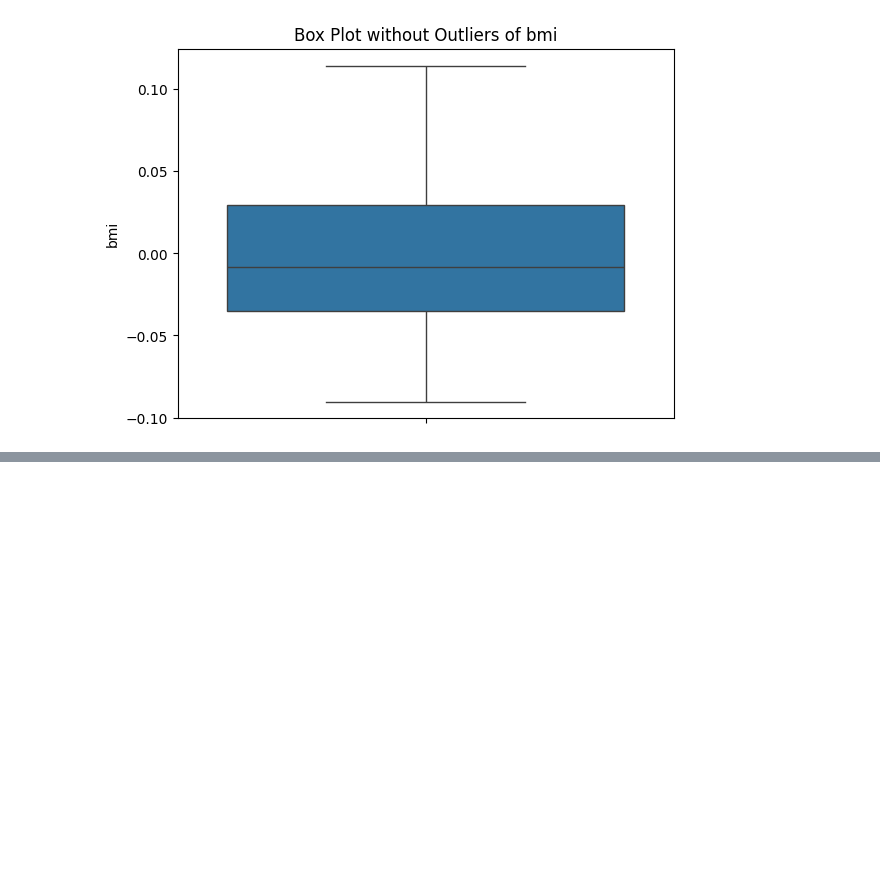
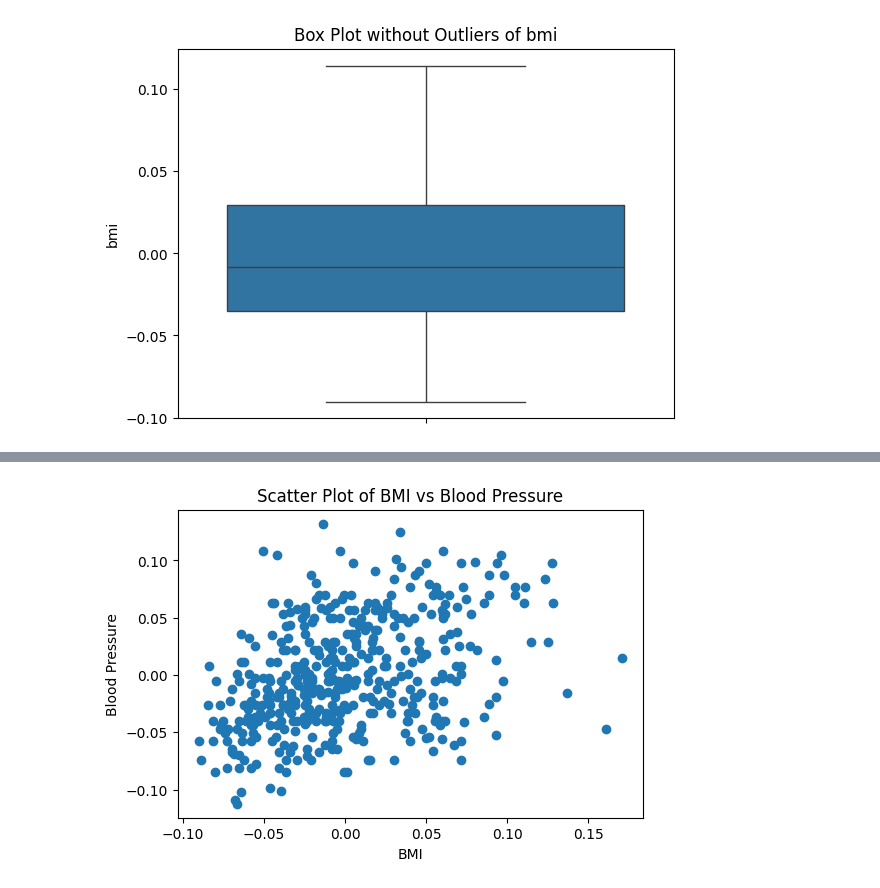
Before and after one commit to ikinoti/cafe_sales_data_cleaning, a Jupyter notebook: outliers_hndling.ipynb, the cells around one changed output, grey strips where cells are left out. Drawn from its saved outputs; the diff is of its cells as text; code cells hidden in the pictures; blank space fills up the shorter version.

Commit message:
identing outliers using scatter plot and removing them

```diff
--- a/outliers_hndling.ipynb
+++ b/outliers_hndling.ipynb
@@ -94,0 +82,11 @@ no_outliers = outlier_removal_boxplot(df_diabetics, 'bmi', threshold_value)
+# %%
+# Plotting a scatter plot
+
+fig, ax = plt.subplots(figsize=(6, 4))
+ax.scatter(df_diabetics['bmi'], df_diabetics['bp'])
+ax.set_xlabel('BMI')
+ax.set_ylabel('Blood Pressure')
+plt.title('Scatter Plot of BMI vs Blood Pressure')
+plt.show()
+# %% [output]
+[figure, added]
```
Also changed, not shown: parts of 5 cells of this notebook.
